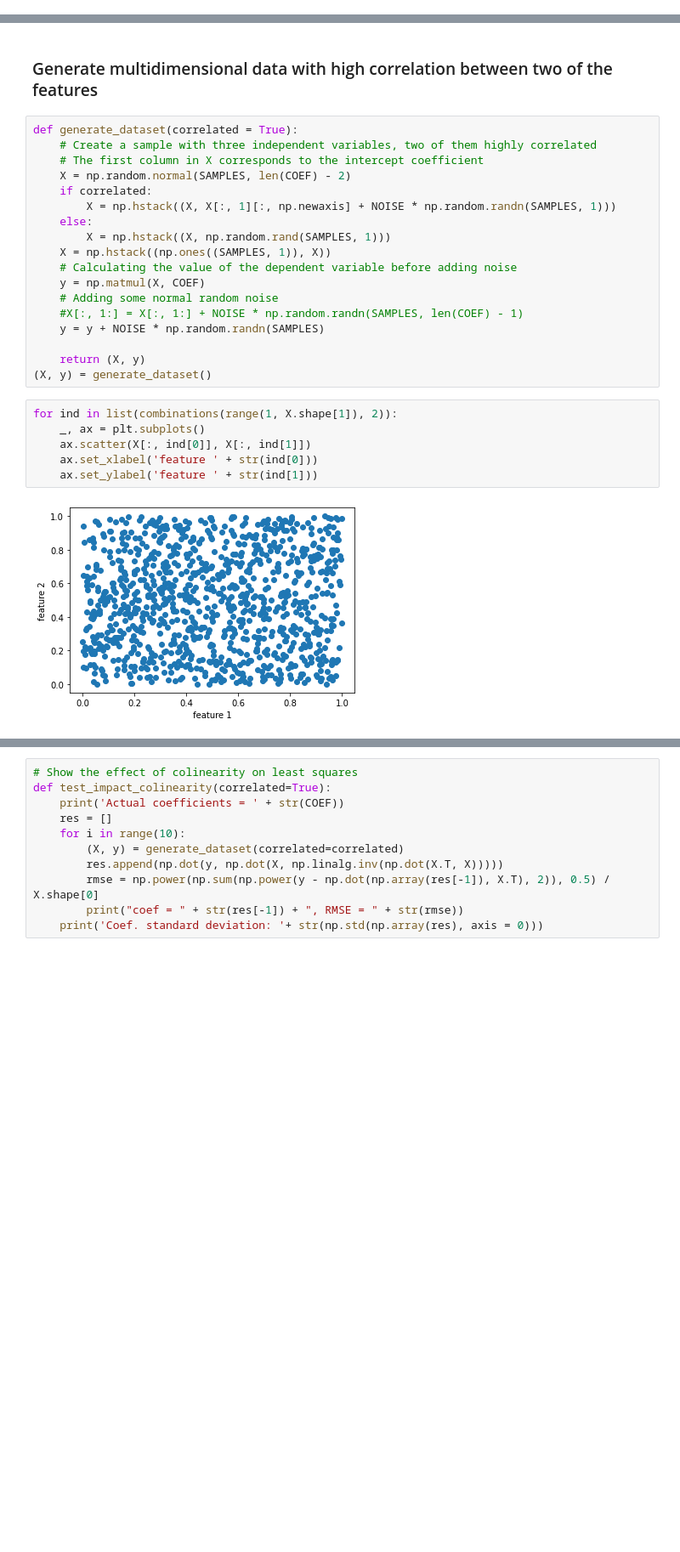
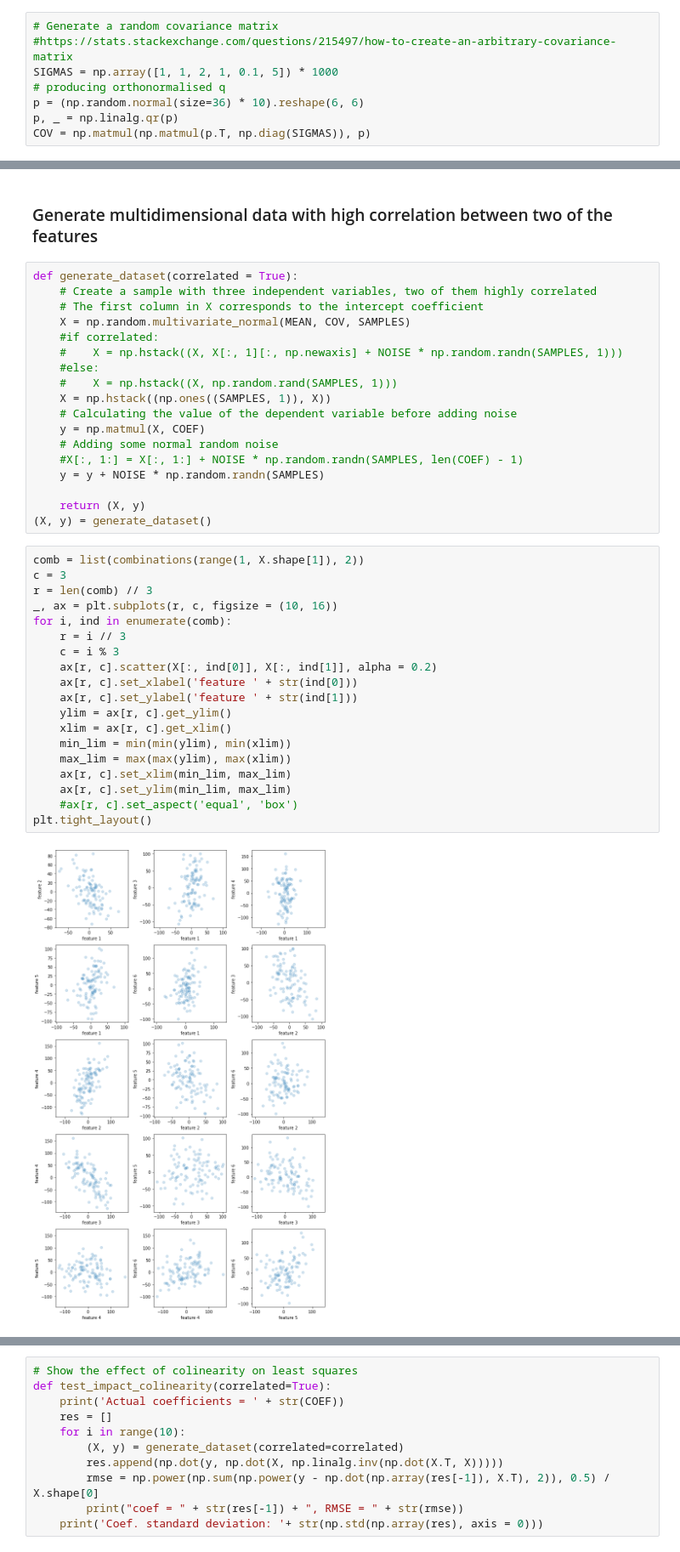
Before and after one commit to pablosuau/training, a Jupyter notebook: machine_learning/04_regression/01_ridge_regression/01_toy_examples.ipynb, the cells around one changed output, grey strips where cells are left out. Shown at 85% size. Cells and saved outputs as stored; diff of their text form; blank space fills up the shorter version.

```diff
--- a/machine_learning/04_regression/01_ridge_regression/01_toy_examples.ipynb
+++ b/machine_learning/04_regression/01_ridge_regression/01_toy_examples.ipynb
@@ -12,0 +14,8 @@ K = np.arange(0, 1000, 0.1)
+# %%
+# Generate a random covariance matrix
+#https://stats.stackexchange.com/questions/215497/how-to-create-an-arbitrary-covariance-matrix
+SIGMAS = np.array([1, 1, 2, 1, 0.1, 5]) * 1000
+# producing orthonormalised q
+p = (np.random.normal(size=36) * 10).reshape(6, 6)
+p, _ = np.linalg.qr(p)
+COV = np.matmul(np.matmul(p.T, np.diag(SIGMAS)), p)
@@ -16,11 +40,11 @@ K = np.arange(0, 1000, 0.1)
 def generate_dataset(correlated = True):
     # Create a sample with three independent variables, two of them highly correlated
     # The first column in X corresponds to the intercept coefficient
-    X = np.random.normal(SAMPLES, len(COEF) - 2)
-    if correlated:
-        X = np.hstack((X, X[:, 1][:, np.newaxis] + NOISE * np.random.randn(SAMPLES, 1)))
-    else:
-        X = np.hstack((X, np.random.rand(SAMPLES, 1)))
+    X = np.random.multivariate_normal(MEAN, COV, SAMPLES)
+    #if correlated:
+    #    X = np.hstack((X, X[:, 1][:, np.newaxis] + NOISE * np.random.randn(SAMPLES, 1)))
+    #else:
+    #    X = np.hstack((X, np.random.rand(SAMPLES, 1)))
     X = np.hstack((np.ones((SAMPLES, 1)), X))
     # Calculating the value of the dependent variable before adding noise
     y = np.matmul(X, COEF)
@@ -31,10 +55,23 @@ def generate_dataset(correlated = True):
     return (X, y)
 (X, y) = generate_dataset()
 # %%
-for ind in list(combinations(range(1, X.shape[1]), 2)):
-    _, ax = plt.subplots()
-    ax.scatter(X[:, ind[0]], X[:, ind[1]])
-    ax.set_xlabel('feature ' + str(ind[0]))
-    ax.set_ylabel('feature ' + str(ind[1]))
+comb = list(combinations(range(1, X.shape[1]), 2))
+c = 3
+r = len(comb) // 3
+_, ax = plt.subplots(r, c, figsize = (10, 16))
+for i, ind in enumerate(comb):
+    r = i // 3
+    c = i % 3
+    ax[r, c].scatter(X[:, ind[0]], X[:, ind[1]], alpha = 0.2)
+    ax[r, c].set_xlabel('feature ' + str(ind[0]))
+    ax[r, c].set_ylabel('feature ' + str(ind[1]))
+    ylim = ax[r, c].get_ylim()
+    xlim = ax[r, c].get_xlim()
+    min_lim = min(min(ylim), min(xlim))
+    max_lim = max(max(ylim), max(xlim))
+    ax[r, c].set_xlim(min_lim, max_lim)
+    ax[r, c].set_ylim(min_lim, max_lim)
+    #ax[r, c].set_aspect('equal', 'box')
+plt.tight_layout()
 # %% [output]
-[figure, old version]
+[figure, new version]
```
Also changed, not shown: parts of 7 cells of this notebook.
